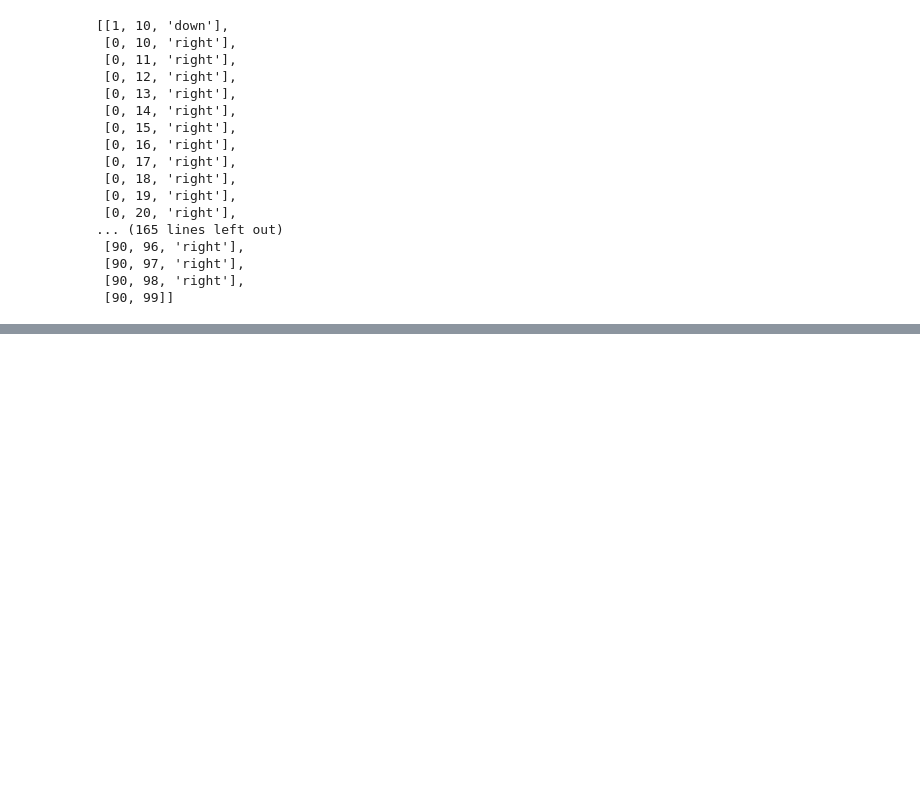
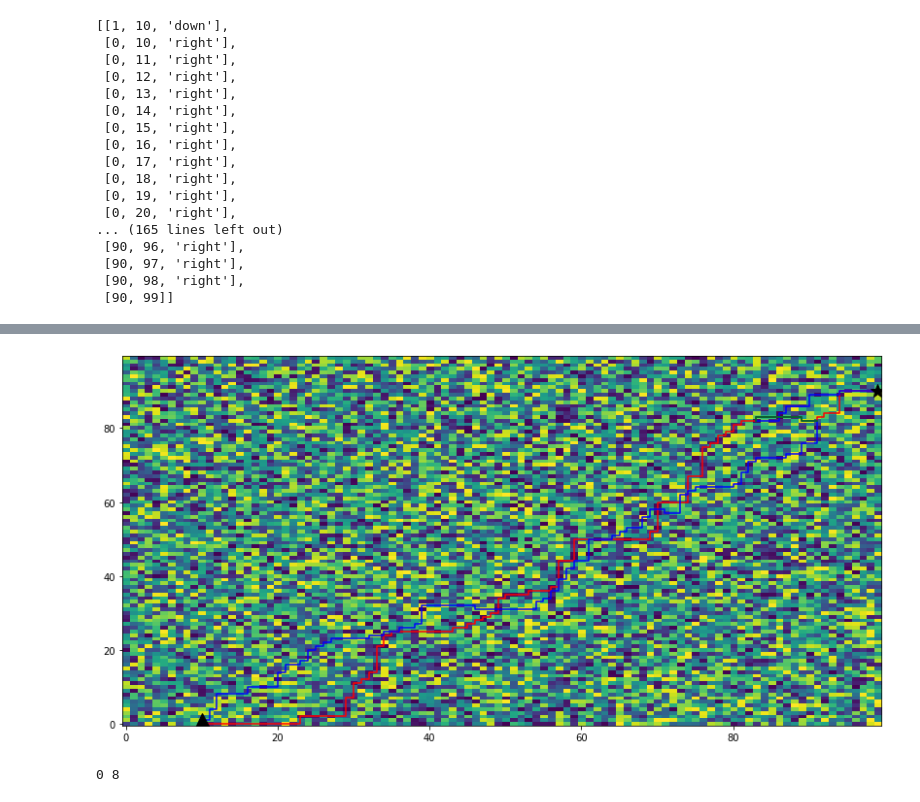
Before and after one commit to jsten07/cms_routing, a Jupyter notebook: firstCalculations.ipynb, the cells around one changed output, grey strips where cells are left out. Saved outputs shown, nothing was run; the diff lists cells and outputs as text; code cells hidden in the pictures; blank space fills up the shorter version.

```diff
--- a/firstCalculations.ipynb
+++ b/firstCalculations.ipynb
@@ -159,0 +201,5 @@ TypeError: ignored
+# %%
+def closest_node(node, nodes):
+    nodes = np.asarray(nodes)
+    dist_2 = np.sum((nodes - node)**2, axis=1)
+    return np.argmin(dist_2)
@@ -159,0 +253,2 @@ TypeError: ignored
+# %%
+childs=crossover(route, route2)
@@ -159,0 +269,20 @@ TypeError: ignored
+# %%
+child1Display= removeBearingForDisplay(childs[0])
+child1Display=  np.stack(child1Display, axis=-1)
+child2Display= removeBearingForDisplay(childs[1])
+child2Display= np.stack(child2Display, axis=-1)
+
+crossoverDisplay= np.stack(childs[2], axis=-1)
+plt.figure(figsize=(14,7))
+# Costs
+plt.imshow(timeGrid, aspect='auto', vmin=np.min(timeGrid), vmax=np.max(timeGrid));
+# Route
+plt.plot(child1Display[1],child1Display[0], 'r')
+plt.plot(child2Display[1],child2Display[0], 'b')
+plt.plot(crossoverDisplay[1],crossoverDisplay[0], 'g')
+# Start/end points
+plt.plot(startpoint[1], startpoint[0], 'k^', markersize=15)
+plt.plot(endpoint[1], endpoint[0], 'k*', markersize=15)
+plt.gca().invert_yaxis();
+# %% [output]
+[figure, added]
@@ -159,0 +305,5 @@ TypeError: ignored
+# %%
+child1= eleminateDuplicates(childs[0])
+child2= eleminateDuplicates(childs[1])
+# %% [output]
+0 8
```
Also changed, not shown: parts of 13 cells of this notebook.
